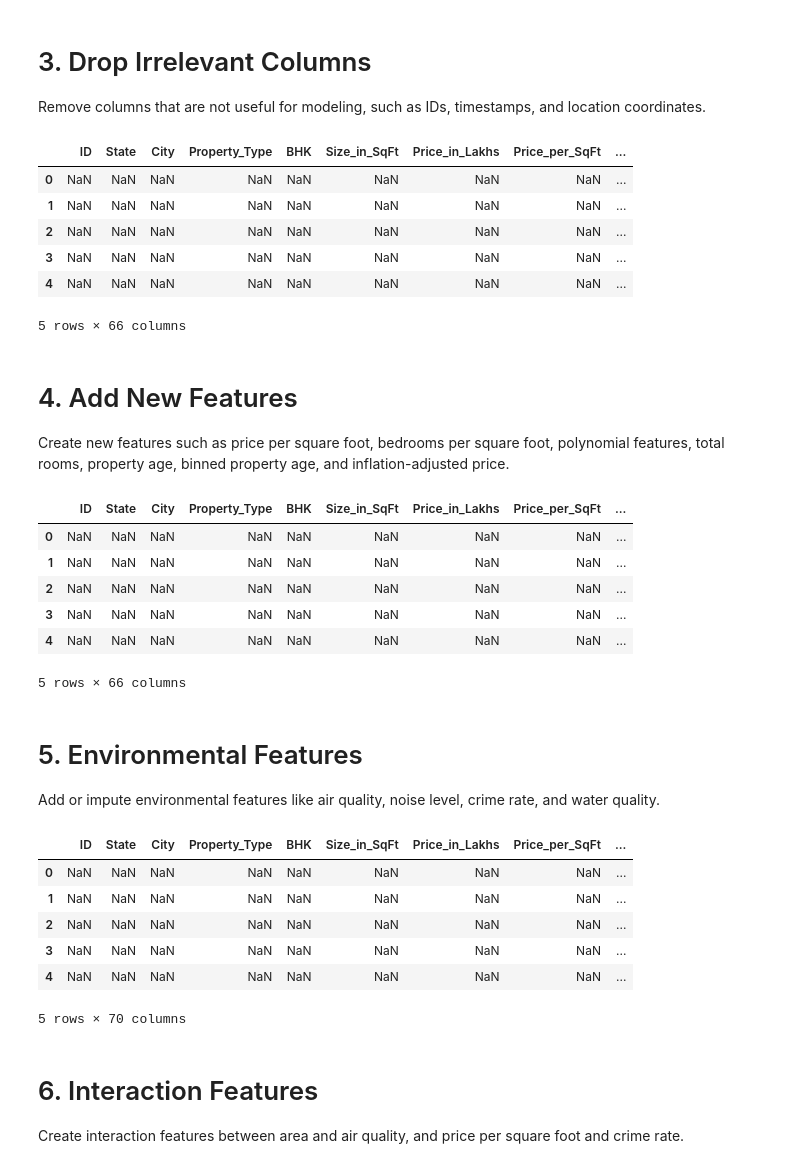
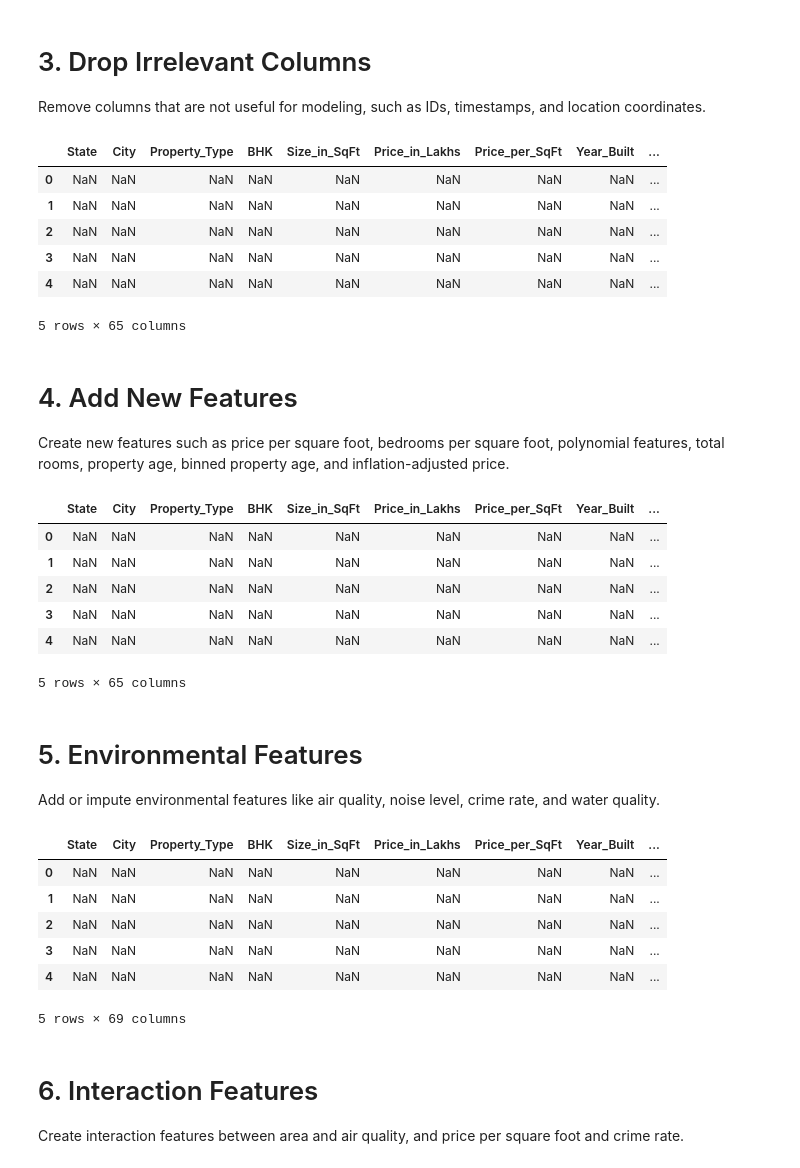
Before and after one commit to Krish1342/RealEstatePredictor, a Jupyter notebook: feature_engineering/feature_engineering.ipynb, the cells around one changed output. Cells and saved outputs as stored; diff of their text form; code cells hidden in the pictures.

```diff
--- a/feature_engineering/feature_engineering.ipynb
+++ b/feature_engineering/feature_engineering.ipynb
@@ -26,19 +26,19 @@ df.head()
 Remove columns that are not useful for modeling, such as IDs, timestamps, and location coordinates.
 # %%
 irrelevant_cols = [
-    "id", "timestamp", "date", "name", "address", "location", "Unnamed: 0", "serial_no", "lat", "lon", "latitude", "longitude"
+    "ID", "timestamp", "date", "name", "address", "location", "Unnamed: 0", "serial_no", "lat", "lon", "latitude", "longitude"
 ]
 irrelevant_cols = [col for col in irrelevant_cols if col in df.columns]
 df = df.drop(columns=irrelevant_cols)
 df.head()
 # %% [output]
-|  | ID | State | City | Property_Type | BHK | Size_in_SqFt | Price_in_Lakhs | Price_per_SqFt | ... |
+|  | State | City | Property_Type | BHK | Size_in_SqFt | Price_in_Lakhs | Price_per_SqFt | Year_Built | ... |
 | 0 | NaN | NaN | NaN | NaN | NaN | NaN | NaN | NaN | ... |
 | 1 | NaN | NaN | NaN | NaN | NaN | NaN | NaN | NaN | ... |
 | 2 | NaN | NaN | NaN | NaN | NaN | NaN | NaN | NaN | ... |
 | 3 | NaN | NaN | NaN | NaN | NaN | NaN | NaN | NaN | ... |
 | 4 | NaN | NaN | NaN | NaN | NaN | NaN | NaN | NaN | ... |
-5 rows × 66 columns
+5 rows × 65 columns
 # %% [markdown]
 # 4. Add New Features
 Create new features such as price per square foot, bedrooms per square foot, polynomial features, total rooms, property age, binned property age, and inflation-adjusted price.
@@ -63,13 +63,13 @@ if "year_built" in df.columns:
     df["inflation_adjusted_price"] = df.apply(lambda x: x["price"] * inflation_index.get(x["year_built"], 1), axis=1)
 df.head()
 # %% [output]
-|  | ID | State | City | Property_Type | BHK | Size_in_SqFt | Price_in_Lakhs | Price_per_SqFt | ... |
+|  | State | City | Property_Type | BHK | Size_in_SqFt | Price_in_Lakhs | Price_per_SqFt | Year_Built | ... |
 | 0 | NaN | NaN | NaN | NaN | NaN | NaN | NaN | NaN | ... |
 | 1 | NaN | NaN | NaN | NaN | NaN | NaN | NaN | NaN | ... |
 | 2 | NaN | NaN | NaN | NaN | NaN | NaN | NaN | NaN | ... |
 | 3 | NaN | NaN | NaN | NaN | NaN | NaN | NaN | NaN | ... |
 | 4 | NaN | NaN | NaN | NaN | NaN | NaN | NaN | NaN | ... |
-5 rows × 66 columns
+5 rows × 65 columns
 # %% [markdown]
 # 5. Environmental Features
 Add or impute environmental features like air quality, noise level, crime rate, and water quality.
@@ -79,13 +79,13 @@ for col in ["air_quality", "noise_level", "crime_rate", "water_quality"]:
         df[col] = np.nan
 df.head()
 # %% [output]
-|  | ID | State | City | Property_Type | BHK | Size_in_SqFt | Price_in_Lakhs | Price_per_SqFt | ... |
+|  | State | City | Property_Type | BHK | Size_in_SqFt | Price_in_Lakhs | Price_per_SqFt | Year_Built | ... |
 | 0 | NaN | NaN | NaN | NaN | NaN | NaN | NaN | NaN | ... |
 | 1 | NaN | NaN | NaN | NaN | NaN | NaN | NaN | NaN | ... |
 | 2 | NaN | NaN | NaN | NaN | NaN | NaN | NaN | NaN | ... |
 | 3 | NaN | NaN | NaN | NaN | NaN | NaN | NaN | NaN | ... |
 | 4 | NaN | NaN | NaN | NaN | NaN | NaN | NaN | NaN | ... |
-5 rows × 70 columns
+5 rows × 69 columns
 # %% [markdown]
 # 6. Interaction Features
 Create interaction features between area and air quality, and price per square foot and crime rate.
```
Also changed, not shown: parts of 14 cells of this notebook, 2 other files.
